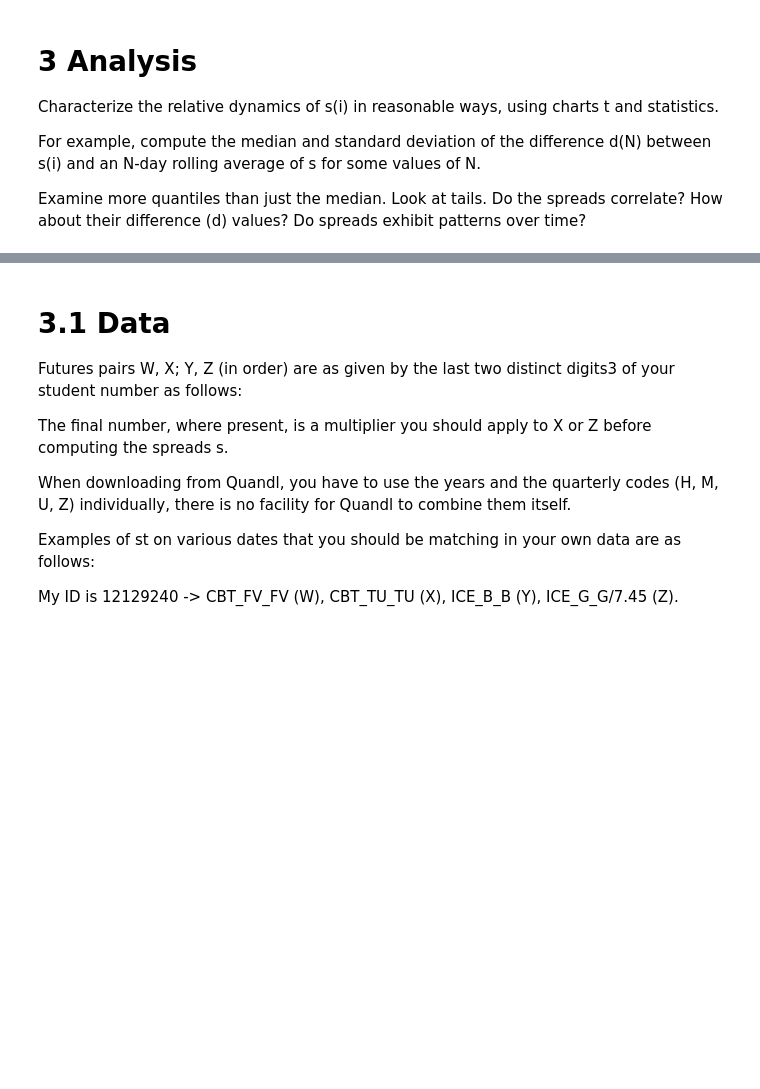
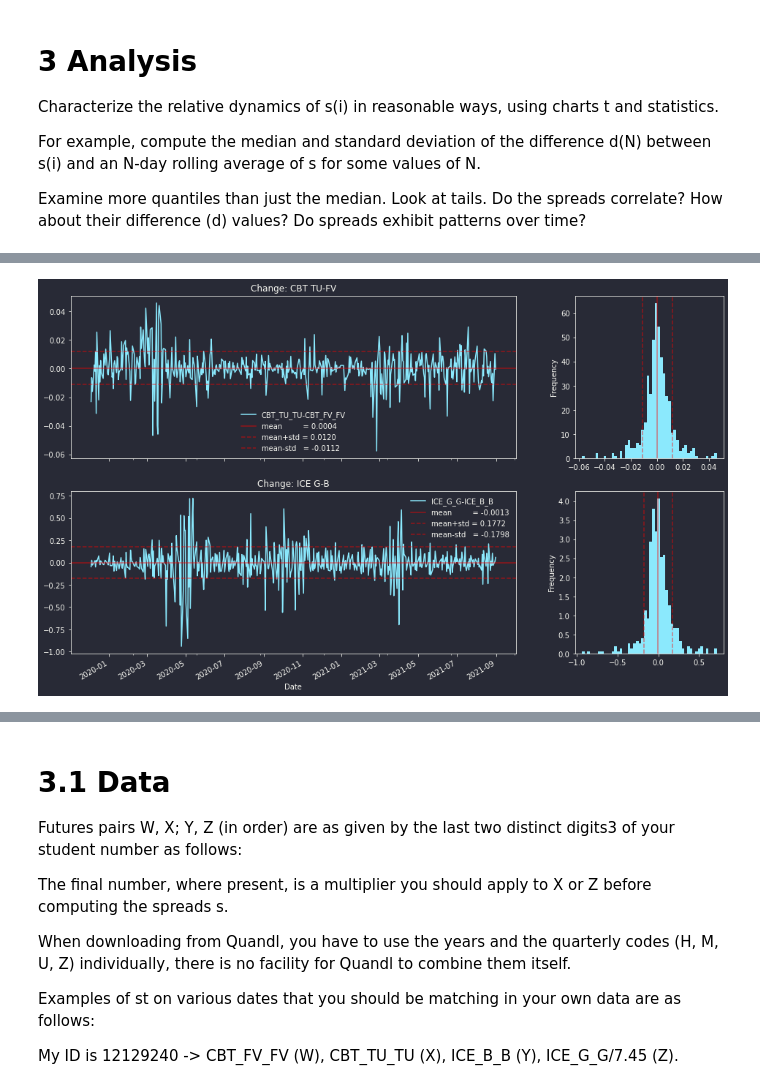
Before and after one commit to philipwlee/regquant, a Jupyter notebook: hw1_futures_spread/hw1_futures_spread_philip_lee_12129240.ipynb, the cells around one changed output, grey strips where cells are left out. Saved outputs shown, nothing was run; the diff lists cells and outputs as text; code cells hidden in the pictures; blank space fills up the shorter version.

```diff
--- a/hw1_futures_spread/hw1_futures_spread_philip_lee_12129240.ipynb
+++ b/hw1_futures_spread/hw1_futures_spread_philip_lee_12129240.ipynb
@@ -209,0 +259,14 @@ plt.show()
+# %%
+changes = np.log(spreads / spreads.shift(1))
+
+fig, axs = plt.subplots(2,2, gridspec_kw={"width_ratios":[3,1]})
+axs[1,0].sharex(axs[0,0])
+
+plot_ts_hist(changes["CBT_TU_TU-CBT_FV_FV"], axs[0])
+axs[0,0].set_title(f"Change: CBT TU-FV")
+plot_ts_hist(changes["ICE_G_G-ICE_B_B"], axs[1])
+axs[1,0].set_title(f"Change: ICE G-B")
+
+plt.show()
+# %% [output]
+[figure, added]
```
Also changed, not shown: parts of 21 cells of this notebook.
